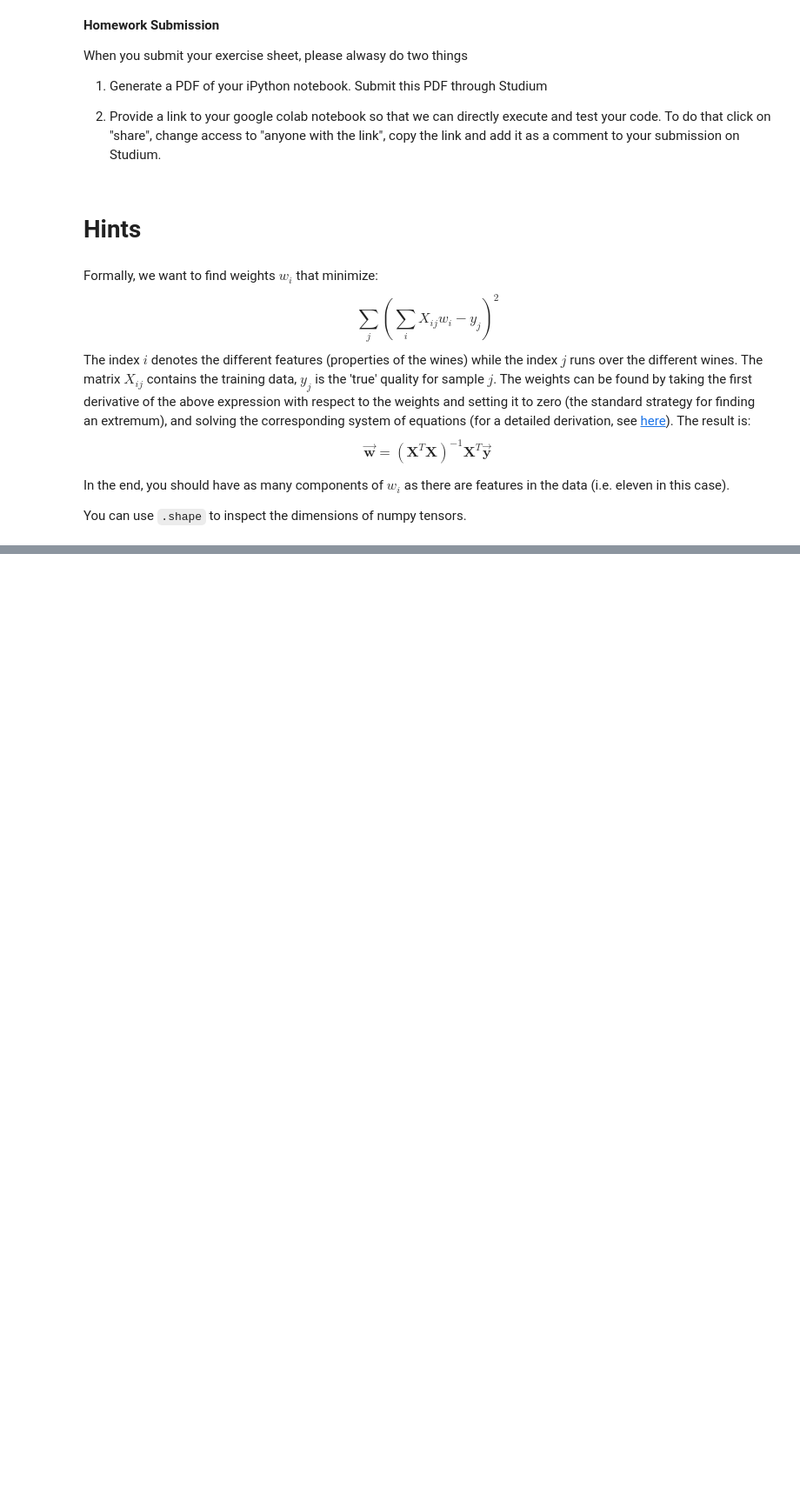
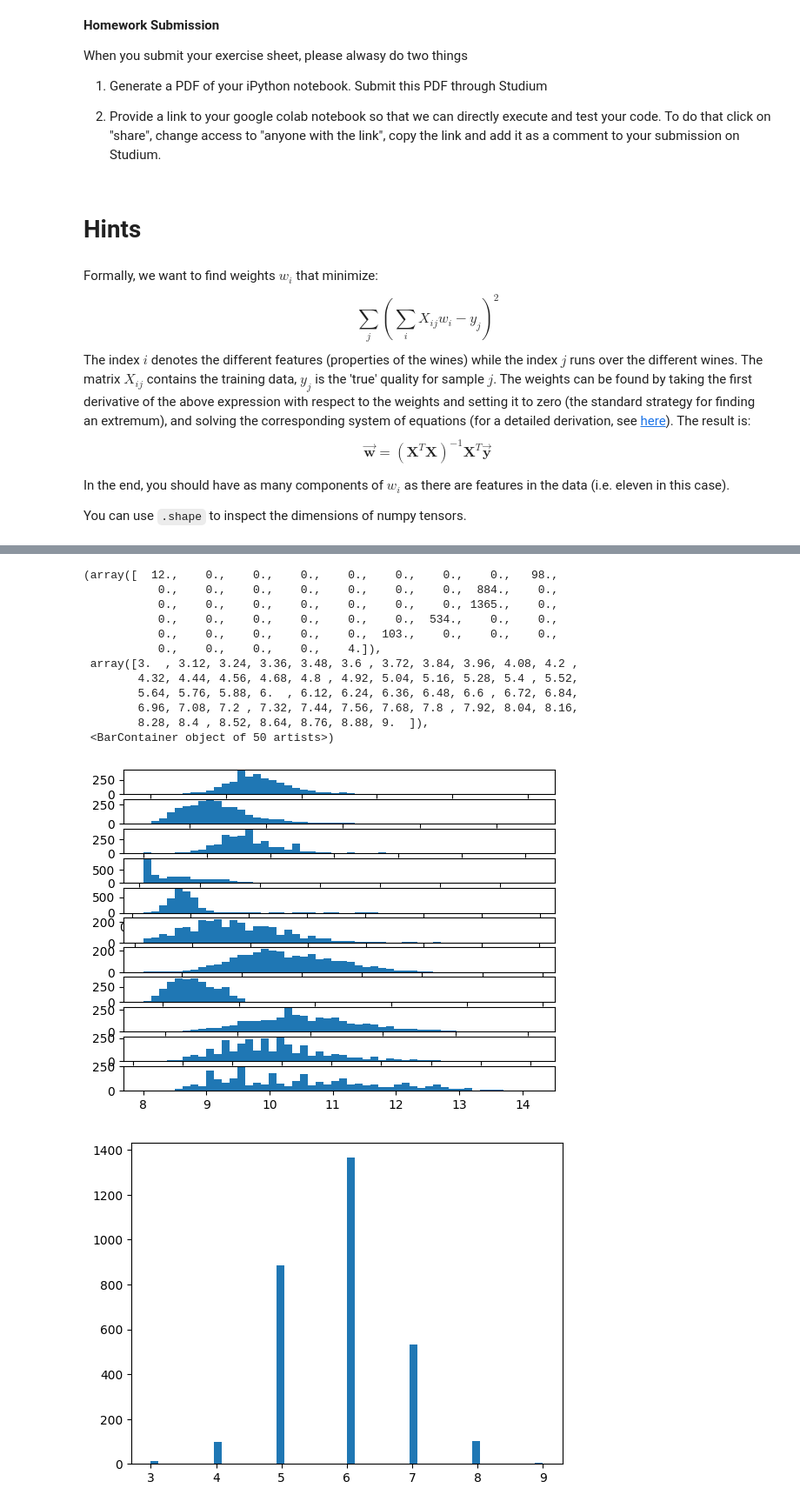
Before and after one commit to Abbta/adlfpae, a Jupyter notebook: Exercise_4.ipynb, the cells around one changed output, grey strips where cells are left out. Shown: that part at 87% size. Drawn from its saved outputs; the diff is of its cells as text; code cells hidden in the pictures; blank space fills up the shorter version.

```diff
--- a/Exercise_4.ipynb
+++ b/Exercise_4.ipynb
@@ -116,0 +112,23 @@ You can use `.shape` to inspect the dimensions of numpy tensors.
+# %%
+numfeatures=11
+plt.figure()
+for i in range(0,numfeatures):
+    plt.subplot(numfeatures, 1, i+1)
+    plt.hist(X_train[:,i],50)
+plt.figure()
+plt.hist(y_train, 50)
+# %% [output]
+(array([  12.,    0.,    0.,    0.,    0.,    0.,    0.,    0.,   98.,
+           0.,    0.,    0.,    0.,    0.,    0.,    0.,  884.,    0.,
+           0.,    0.,    0.,    0.,    0.,    0.,    0., 1365.,    0.,
+           0.,    0.,    0.,    0.,    0.,    0.,  534.,    0.,    0.,
+           0.,    0.,    0.,    0.,    0.,  103.,    0.,    0.,    0.,
+           0.,    0.,    0.,    0.,    4.]),
+ array([3.  , 3.12, 3.24, 3.36, 3.48, 3.6 , 3.72, 3.84, 3.96, 4.08, 4.2 ,
+        4.32, 4.44, 4.56, 4.68, 4.8 , 4.92, 5.04, 5.16, 5.28, 5.4 , 5.52,
+        5.64, 5.76, 5.88, 6.  , 6.12, 6.24, 6.36, 6.48, 6.6 , 6.72, 6.84,
+        6.96, 7.08, 7.2 , 7.32, 7.44, 7.56, 7.68, 7.8 , 7.92, 8.04, 8.16,
+        8.28, 8.4 , 8.52, 8.64, 8.76, 8.88, 9.  ]),
+ <BarContainer object of 50 artists>)
+[figure, added]
+[figure, added]
```
Also changed, not shown: parts of 7 cells of this notebook, 1 other file.
